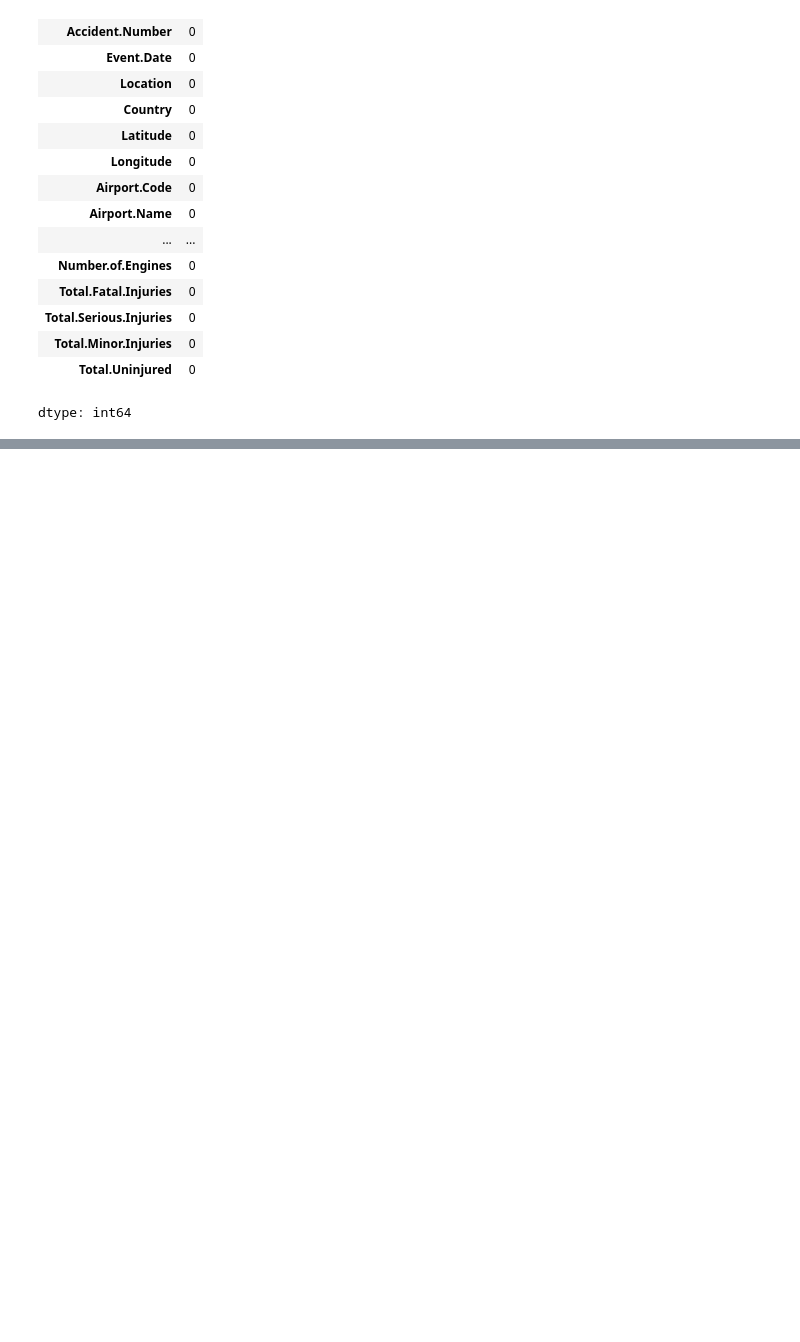
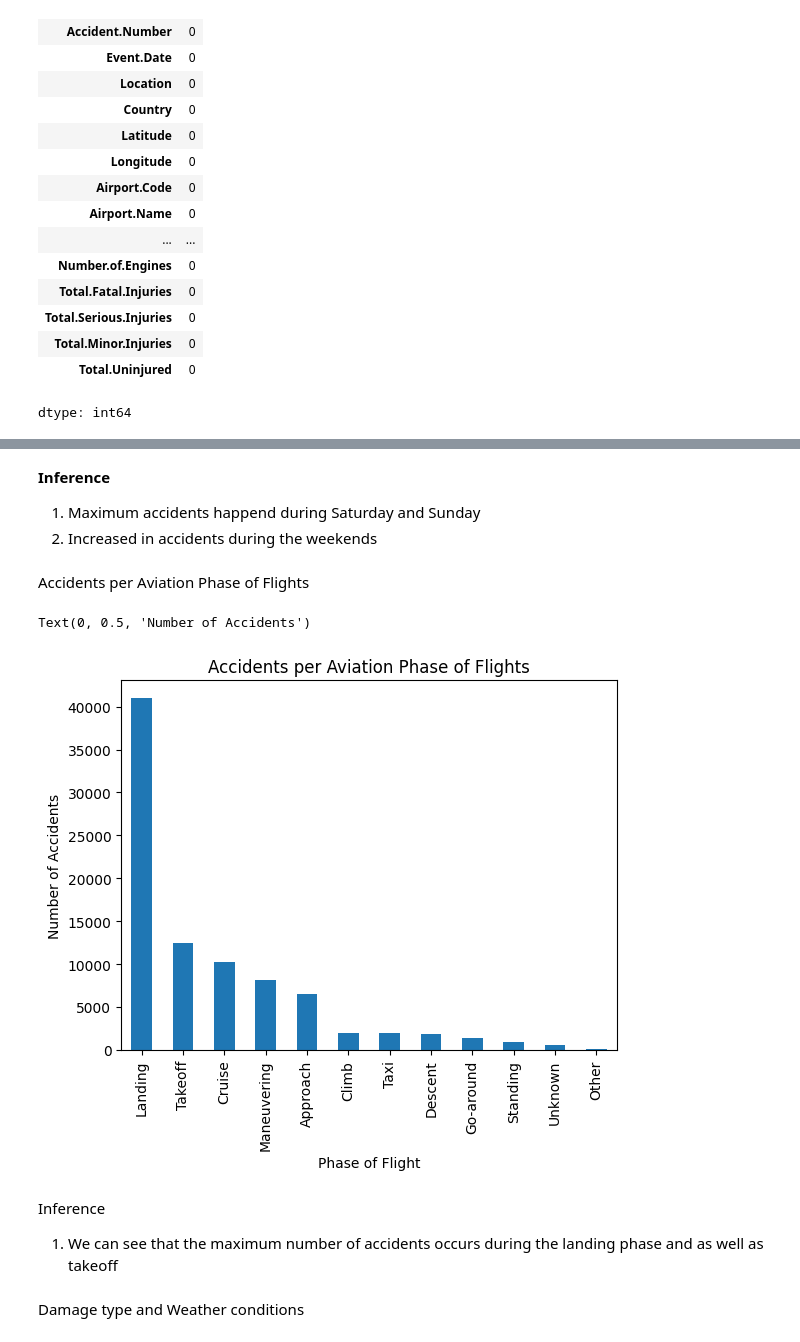
Before and after one commit to thisaraniNJ/Aircraft_Damage_Prediction, a Jupyter notebook: Aircraft_Damage_Prediction.ipynb, the cells around one changed output, grey strips where cells are left out. Drawn from its saved outputs; the diff is of its cells as text; code cells hidden in the pictures; blank space fills up the shorter version.

```diff
--- a/Aircraft_Damage_Prediction.ipynb
+++ b/Aircraft_Damage_Prediction.ipynb
@@ -287,0 +390,19 @@ dtype: int64
+# %% [markdown]
+**Inference**
+1. Maximum accidents happend during Saturday and Sunday
+2. Increased in accidents during the weekends
+# %% [markdown]
+Accidents per Aviation Phase of Flights
+# %%
+Aviation['Broad.phase.of.flight'].value_counts().sort_values(ascending=False).plot(kind='bar')
+plt.title('Accidents per Aviation Phase of Flights')
+plt.xlabel('Phase of Flight')
+plt.ylabel('Number of Accidents')
+# %% [output]
+Text(0, 0.5, 'Number of Accidents')
+[figure, added]
+# %% [markdown]
+Inference
+1. We can see that the maximum number of accidents occurs during the landing phase and as well as takeoff
+# %% [markdown]
+Damage type and Weather conditions
```
Also changed, not shown: parts of 44 cells of this notebook.
